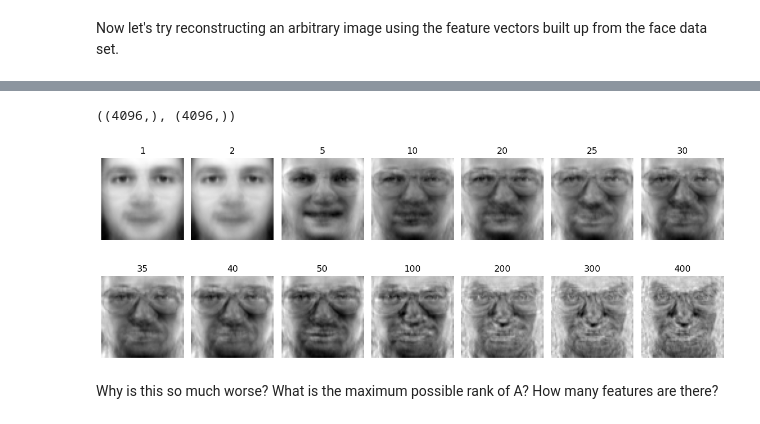
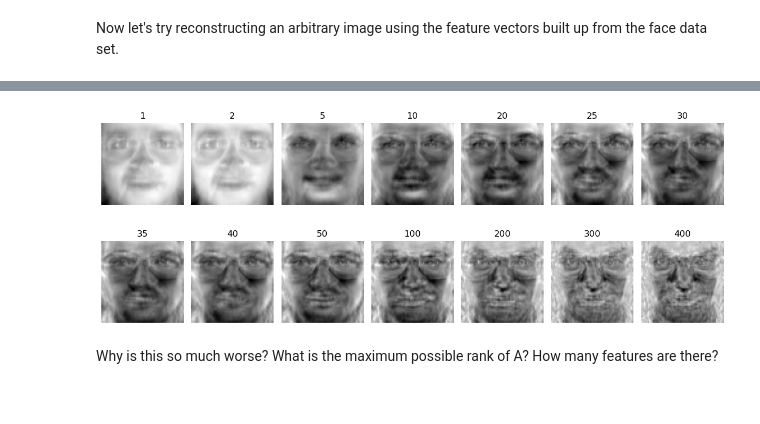
Before and after one commit to flatironinstitute/caiman_central, a Jupyter notebook: workshops/sfn_2023/dim_reduct/dim_reduction_colab.ipynb, the cells around one changed output, grey strips where cells are left out. Saved outputs shown, nothing was run; the diff lists cells and outputs as text; code cells hidden in the pictures.

```diff
--- a/workshops/sfn_2023/dim_reduct/dim_reduction_colab.ipynb
+++ b/workshops/sfn_2023/dim_reduct/dim_reduction_colab.ipynb
@@ -215,7 +195,9 @@ fig.tight_layout()
 # %% [markdown]
 Now let's try reconstructing an arbitrary image using the feature vectors built up from the face data set.
 # %%
-random_img = plt.imread(r'./images/cat.png')
+image_url = r'https://raw.githubusercontent.com/flatironinstitute/caiman_central/main/workshops/sfn_2023/dim_reduct/cat.png'
+
+random_img = imageio.imread(image_url)
 random_img_col = random_img.reshape(n_features)
 random_centered = random_img - mn_face.reshape(image_shape)
 random_centered_col = random_centered.reshape(n_features)
@@ -248,17 +226,13 @@ Wall time: 890 ms
-# %%
-reconstructed_rand[0].shape, test_centered.shape
-# %% [output]
-((4096,), (4096,))
 # %%
 fig, axes = plt.subplots(2,7, figsize=(12,5))
 axes = np.ravel(axes)
 for img_ind in range(len(reconstructed_rand)):
     axes[img_ind].imshow(reconstructed_rand[img_ind].reshape(image_shape), cmap='gray')
-    axes[img_ind].set_title(f"{p_list[img_ind]}", fontsize=12)
+    axes[img_ind].set_title(f"{k_approx[img_ind]}", fontsize=12)
     axes[img_ind].axis('off')
 fig.tight_layout()
 # %% [output]
-[figure, old version]
+[figure, new version]
 # %% [markdown]
 Why is this so much worse? What is the maximum possible rank of A? How many features are there?
 # %% [markdown]
```
Also changed, not shown: parts of 26 cells of this notebook.
